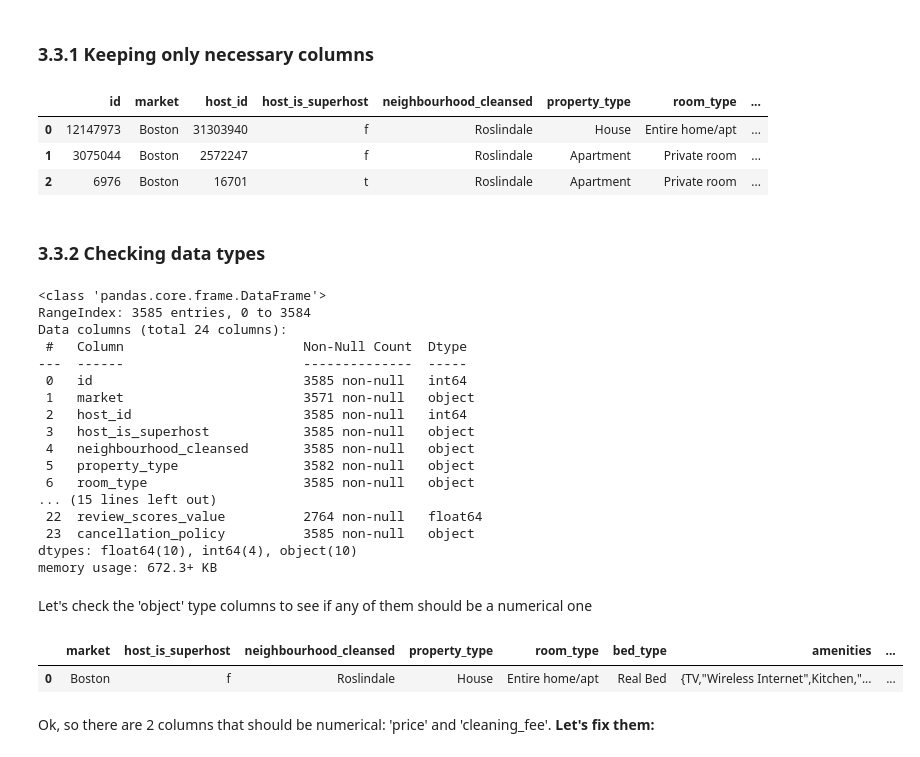
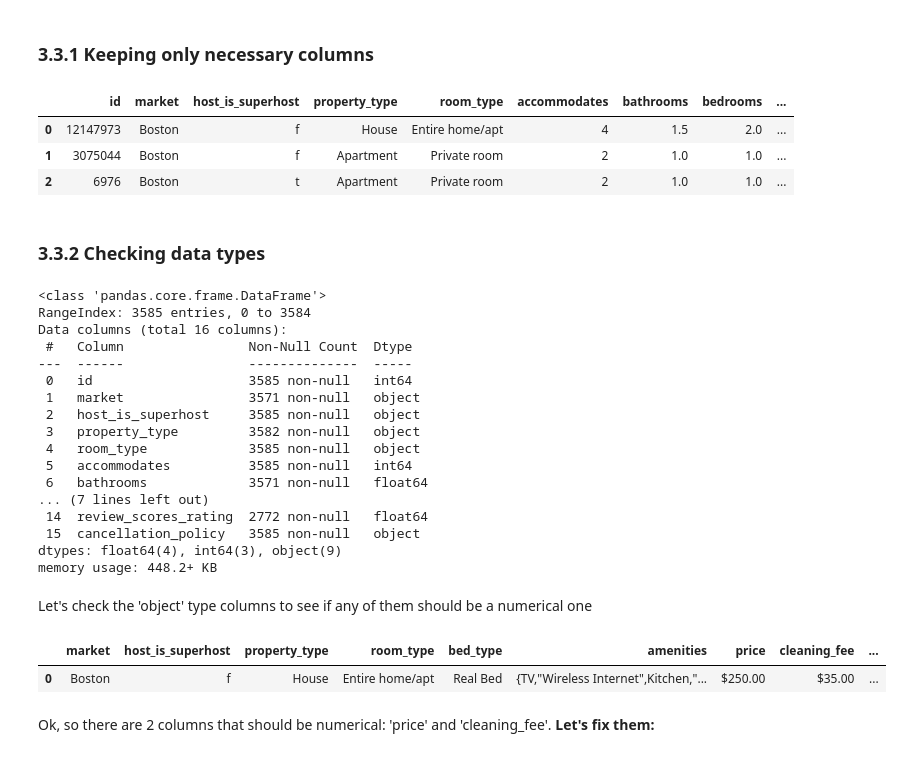
Before and after one commit to macedoti13/Airbnb-Data-Analysis, a Jupyter notebook: AirbnbDataAnalysis.ipynb, the cells around one changed output. Cells and saved outputs as stored; diff of their text form; code cells hidden in the pictures.

Commit message:
data prep 5

```diff
--- a/AirbnbDataAnalysis.ipynb
+++ b/AirbnbDataAnalysis.ipynb
@@ -332,19 +332,15 @@ df_bos_lis_c = df_bos_lis.copy()
 ### 3.3.1 Keeping only necessary columns
 # %%
 # selecting only necessary columns
-df_bos_lis_c = df_bos_lis_c[['id', 'market', 'host_id', 'host_is_superhost', 'neighbourhood_cleansed',
-                             'property_type', 'room_type', 'accommodates', 'bathrooms', 'bedrooms', 'beds',
-                             'bed_type', 'amenities', 'price', 'cleaning_fee', 'number_of_reviews',
-                             'review_scores_rating', 'review_scores_accuracy', 'review_scores_cleanliness',
-                             'review_scores_checkin', 'review_scores_communication', 'review_scores_location',
-                             'review_scores_value', 'cancellation_policy']]
+df_bos_lis_c = df_bos_lis_c[['id', 'market', 'host_is_superhost', 'property_type', 'room_type', 'accommodates', 'bathrooms', 'bedrooms', 'beds',
+                             'bed_type', 'amenities', 'price', 'cleaning_fee', 'number_of_reviews', 'review_scores_rating', 'cancellation_policy']]
 
 df_bos_lis_c.head(3)
 # %% [output]
-|  | id | market | host_id | host_is_superhost | neighbourhood_cleansed | property_type | room_type | ... |
-| 0 | 12147973 | Boston | 31303940 | f | Roslindale | House | Entire home/apt | ... |
-| 1 | 3075044 | Boston | 2572247 | f | Roslindale | Apartment | Private room | ... |
-| 2 | 6976 | Boston | 16701 | t | Roslindale | Apartment | Private room | ... |
+|  | id | market | host_is_superhost | property_type | room_type | accommodates | bathrooms | bedrooms | ... |
+| 0 | 12147973 | Boston | f | House | Entire home/apt | 4 | 1.5 | 2.0 | ... |
+| 1 | 3075044 | Boston | f | Apartment | Private room | 2 | 1.0 | 1.0 | ... |
+| 2 | 6976 | Boston | t | Apartment | Private room | 2 | 1.0 | 1.0 | ... |
 # %% [markdown]
 ### 3.3.2 Checking data types
 # %%
@@ -353,29 +349,29 @@ df_bos_lis_c.info()
 # %% [output]
 <class 'pandas.core.frame.DataFrame'>
 RangeIndex: 3585 entries, 0 to 3584
-Data columns (total 24 columns):
- #   Column                       Non-Null Count  Dtype
----  ------                       --------------  -----
- 0   id                           3585 non-null   int64
- 1   market                       3571 non-null   object
- 2   host_id                      3585 non-null   int64
- 3   host_is_superhost            3585 non-null   object
- 4   neighbourhood_cleansed       3585 non-null   object
- 5   property_type                3582 non-null   object
- 6   room_type                    3585 non-null   object
-... (15 lines left out)
- 22  review_scores_value          2764 non-null   float64
- 23  cancellation_policy          3585 non-null   object
-dtypes: float64(10), int64(4), object(10)
-memory usage: 672.3+ KB
+Data columns (total 16 columns):
+ #   Column                Non-Null Count  Dtype
+---  ------                --------------  -----
+ 0   id                    3585 non-null   int64
+ 1   market                3571 non-null   object
+ 2   host_is_superhost     3585 non-null   object
+ 3   property_type         3582 non-null   object
+ 4   room_type             3585 non-null   object
+ 5   accommodates          3585 non-null   int64
+ 6   bathrooms             3571 non-null   float64
+... (7 lines left out)
+ 14  review_scores_rating  2772 non-null   float64
+ 15  cancellation_policy   3585 non-null   object
+dtypes: float64(4), int64(3), object(9)
+memory usage: 448.2+ KB
 # %% [markdown]
 Let's check the 'object' type columns to see if any of them should be a numerical one
 # %%
 # pulling only the 'object' type column
 df_bos_lis_c.select_dtypes(include=['object']).head(1)
 # %% [output]
-|  | market | host_is_superhost | neighbourhood_cleansed | property_type | room_type | bed_type | amenities | ... |
-| 0 | Boston | f | Roslindale | House | Entire home/apt | Real Bed | {TV,"Wireless Internet",Kitchen,"... | ... |
+|  | market | host_is_superhost | property_type | room_type | bed_type | amenities | price | cleaning_fee | ... |
+| 0 | Boston | f | House | Entire home/apt | Real Bed | {TV,"Wireless Internet",Kitchen,"... | $250.00 | $35.00 | ... |
 # %% [markdown]
 Ok, so there are 2 columns that should be numerical: 'price' and 'cleaning_fee'. **Let's fix them:**
 # %%
```
Also changed, not shown: parts of 20 cells of this notebook.
